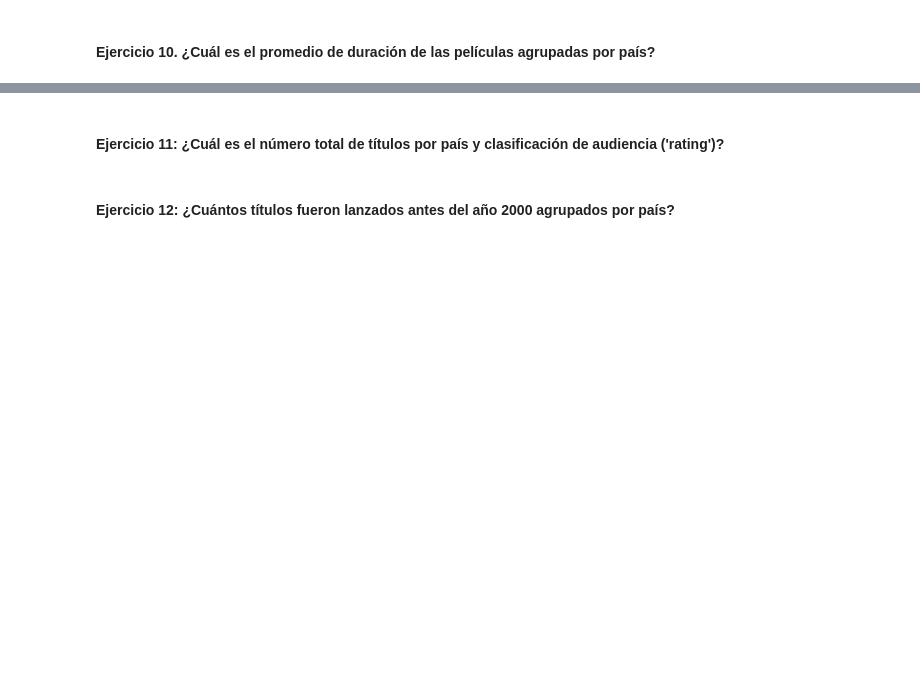
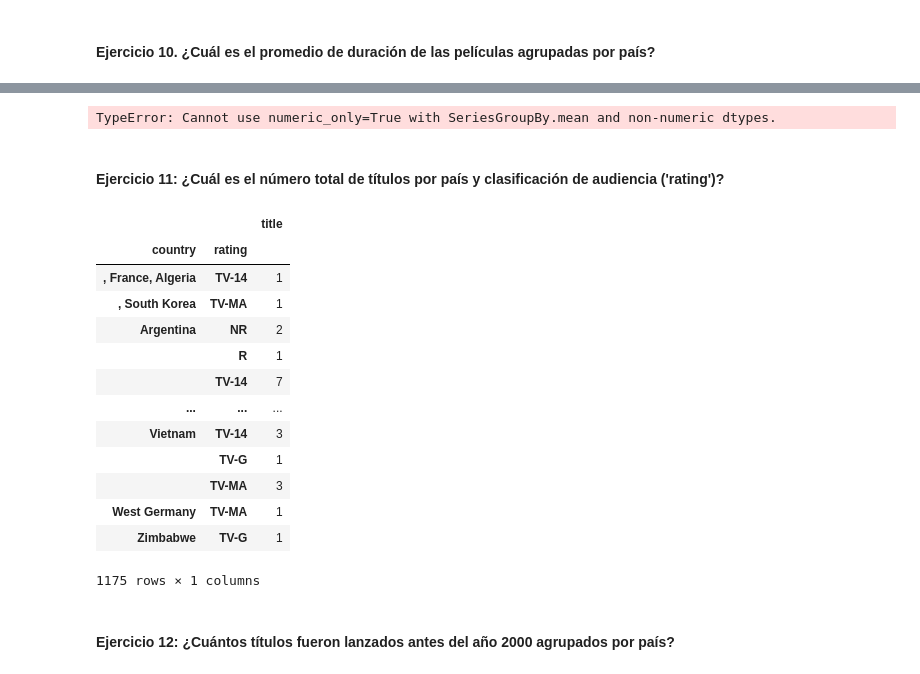
Before and after one commit to SrAlcast/2.3.filtrado_y_groupby, a Jupyter notebook: laboratorio-modulo2-leccion03-groupby.ipynb, the cells around one changed output, grey strips where cells are left out. Cells and saved outputs as stored; diff of their text form; code cells hidden in the pictures; blank space fills up the shorter version.

```diff
--- a/laboratorio-modulo2-leccion03-groupby.ipynb
+++ b/laboratorio-modulo2-leccion03-groupby.ipynb
@@ -90,4 +266,28 @@ df.head()
+# %%
+df['duration'] = df['duration'].replace(new_duration)
+
+df.groupby('country')['duration'].mean(numeric_only=True)
+# %% [output]
+TypeError: Cannot use numeric_only=True with SeriesGroupBy.mean and non-numeric dtypes.
 # %% [markdown]
 #### Ejercicio 11: ¿Cuál es el número total de títulos por país y clasificación de audiencia ('rating')?
+# %%
+df1=pd.DataFrame(df.groupby(['country','rating'])['title'].count().sort_values(ascending=False))
+df1.sort_index()
+# %% [output]
+|  |  | title |
+| country | rating |  |
+| , France, Algeria | TV-14 | 1 |
+| , South Korea | TV-MA | 1 |
+| Argentina | NR | 2 |
+|  | R | 1 |
+|  | TV-14 | 7 |
+| ... | ... | ... |
+| Vietnam | TV-14 | 3 |
+|  | TV-G | 1 |
+|  | TV-MA | 3 |
+| West Germany | TV-MA | 1 |
+| Zimbabwe | TV-G | 1 |
+1175 rows × 1 columns
 # %% [markdown]
 #### Ejercicio 12: ¿Cuántos títulos fueron lanzados antes del año 2000 agrupados por país?
```
Also changed, not shown: parts of 16 cells of this notebook.
